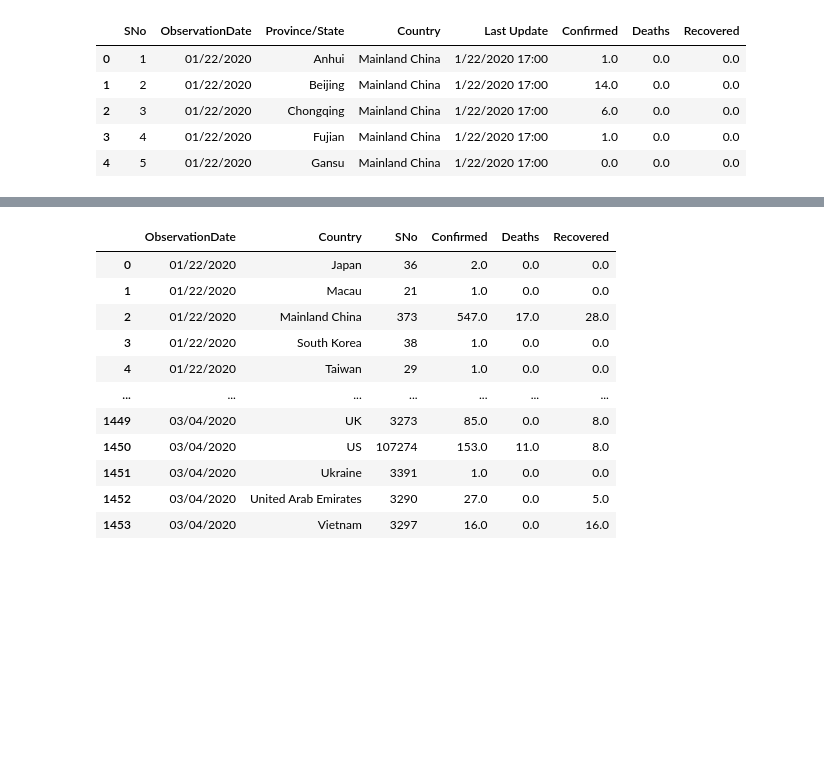
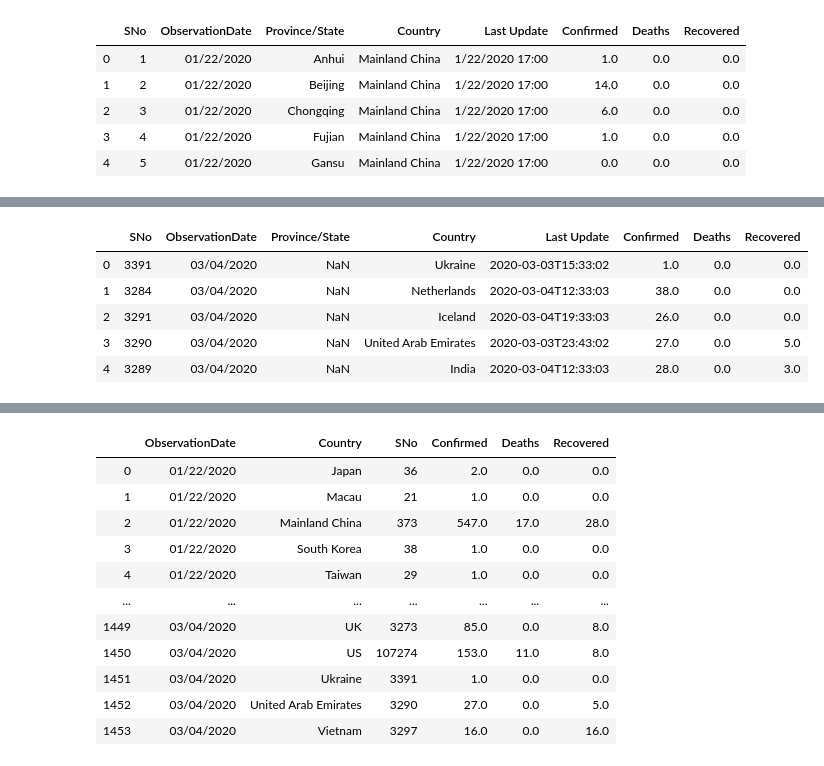
Before and after one commit to suolinda91/covid-19, a Jupyter notebook: corona.ipynb, the cells around one changed output, grey strips where cells are left out. Cells and saved outputs as stored; diff of their text form; code cells hidden in the pictures; blank space fills up the shorter version.

```diff
--- a/corona.ipynb
+++ b/corona.ipynb
@@ -28,18 +57,22 @@ covid_global_df.head()
 # %%
 # Sort values in order to have the newest numbers on the top
-cases_now_df = covid_global_df.copy(deep=True)
+cases_now_df = covid_global_df[covid_global_df['Confirmed']>0].copy(deep=True)
 
 cases_now_df.sort_values('ObservationDate', ascending=False, inplace=True)
 
 # Remove rows with duplicate Country Entries
 cases_now_df.drop_duplicates(subset = ['Province/State', 'Country'], keep='first', inplace=True)
 
-#cases_now_df = cases_now_df[cases_now_df['Country'] != 'US']
-#cases_now_df = cases_now_df[cases_now_df['Country'] != 'Mainland China']
-
 # Sum of all corona cases within Mainland China and the US. Original data is divided by Province/State
 cases_now_df = cases_now_df.append(cases_now_df[(cases_now_df['Country'] == 'Mainland China') |
                                        (cases_now_df['Country'] == 'US')].groupby('Country').sum().reset_index(), sort=False, ignore_index=True)
 
-cases_now_df = cases_now_df[cases_now_df['Confirmed']>0]
 cases_now_df = cases_now_df[(cases_now_df['Province/State'].isnull())]
+cases_now_df.head()
+# %% [output]
+|  | SNo | ObservationDate | Province/State | Country | Last Update | Confirmed | Deaths | Recovered |
+| 0 | 3391 | 03/04/2020 | NaN | Ukraine | 2020-03-03T15:33:02 | 1.0 | 0.0 | 0.0 |
+| 1 | 3284 | 03/04/2020 | NaN | Netherlands | 2020-03-04T12:33:03 | 38.0 | 0.0 | 0.0 |
+| 2 | 3291 | 03/04/2020 | NaN | Iceland | 2020-03-04T19:33:03 | 26.0 | 0.0 | 0.0 |
+| 3 | 3290 | 03/04/2020 | NaN | United Arab Emirates | 2020-03-03T23:43:02 | 27.0 | 0.0 | 5.0 |
+| 4 | 3289 | 03/04/2020 | NaN | India | 2020-03-04T12:33:03 | 28.0 | 0.0 | 3.0 |
```
Also changed, not shown: parts of 19 cells of this notebook.
